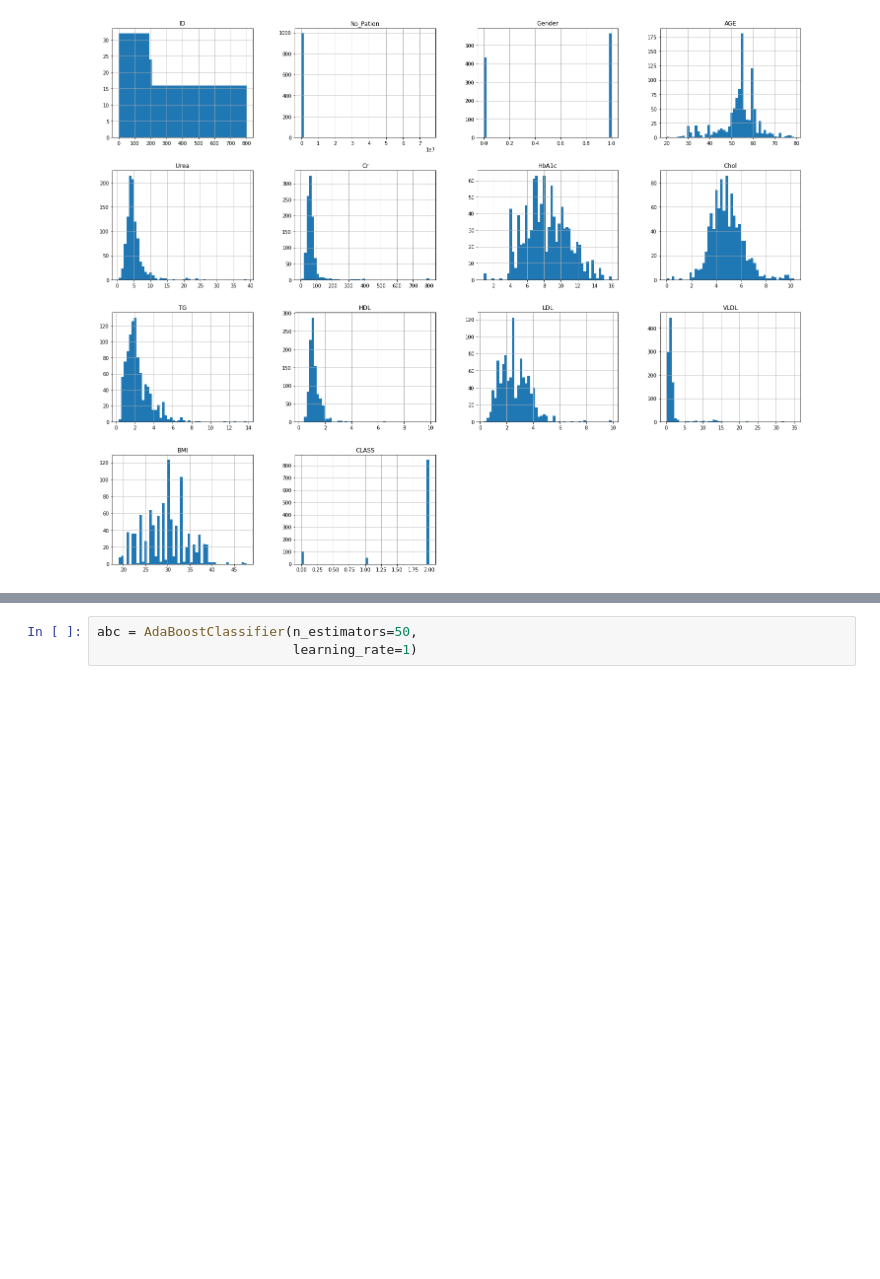
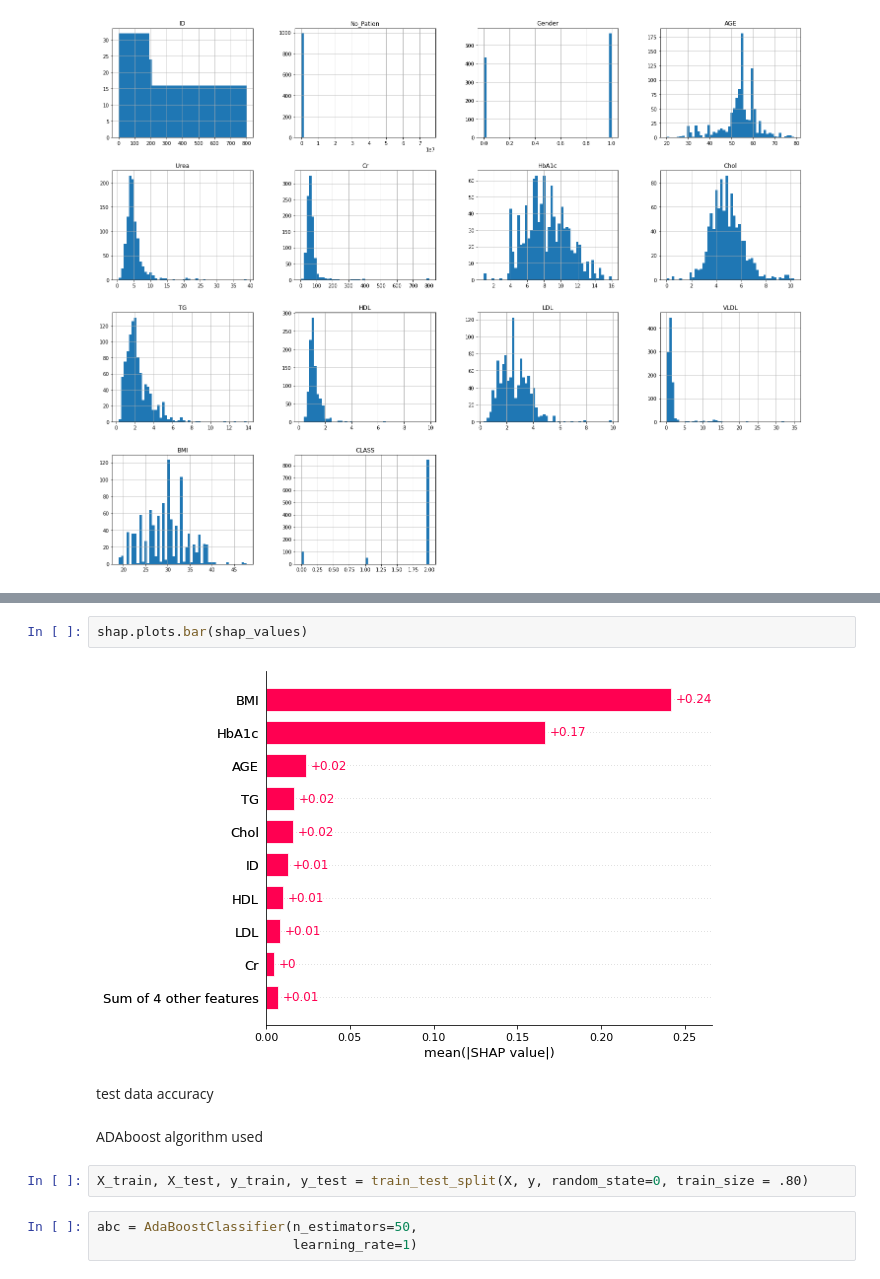
Before and after one commit to NMNayan57/Newcolab-file, a Jupyter notebook: DiabetesNEwFullWork(!).ipynb, the cells around one changed output, grey strips where cells are left out. Saved outputs shown, nothing was run; the diff lists cells and outputs as text; blank space fills up the shorter version.

```diff
--- a/DiabetesNEwFullWork(!).ipynb
+++ b/DiabetesNEwFullWork(!).ipynb
@@ -371,3 +522,13 @@ from sklearn.ensemble import AdaBoostClassifier
+# %%
+shap.plots.bar(shap_values)
+# %% [output]
+[figure, added]
+# %% [markdown]
+test data accuracy
+# %% [markdown]
+ADAboost algorithm used
+# %%
+X_train, X_test, y_train, y_test = train_test_split(X, y, random_state=0, train_size = .80)
 # %%
 abc = AdaBoostClassifier(n_estimators=50,
                          learning_rate=1)
```
Also changed, not shown: parts of 48 cells of this notebook.
